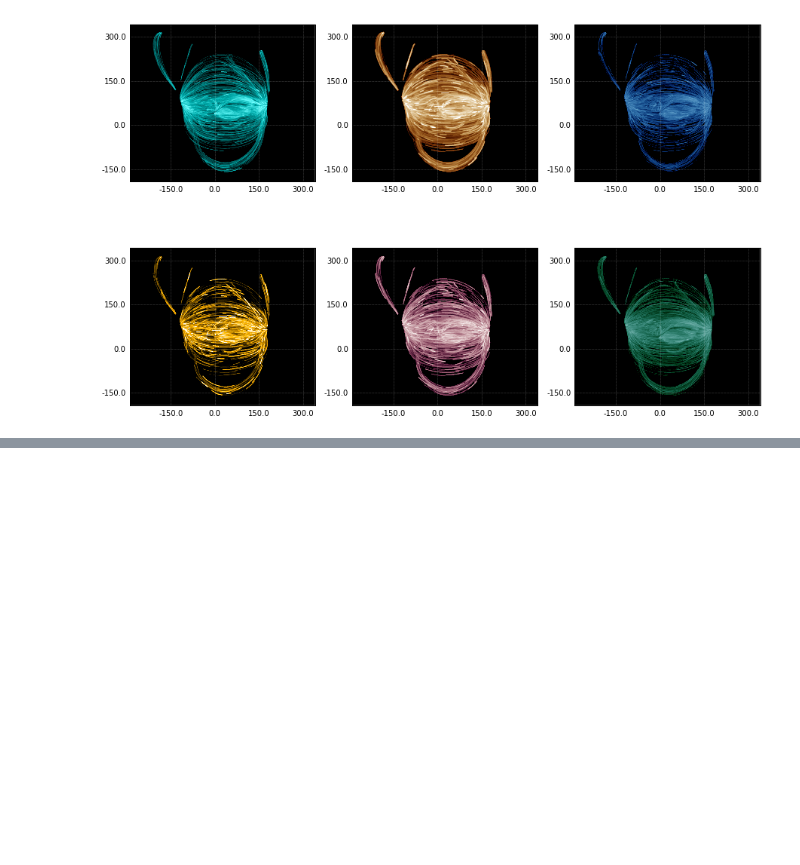
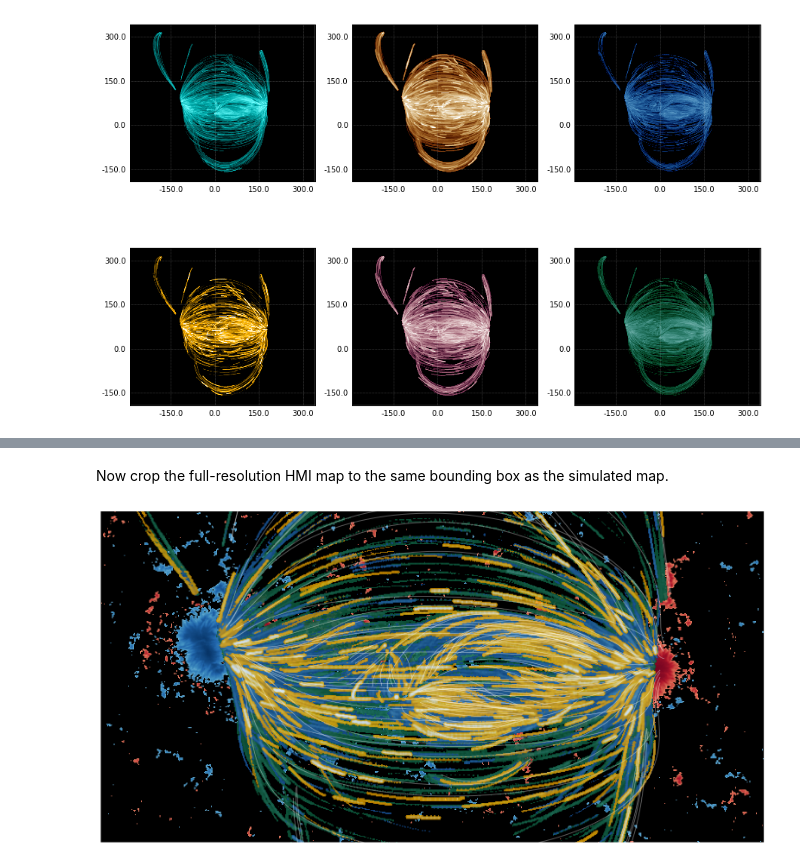
Before and after one commit to wtbarnes/nsci_image_contest, a Jupyter notebook: build_viz.ipynb, the cells around one changed output, grey strips where cells are left out. Cells and saved outputs as stored; diff of their text form; code cells hidden in the pictures; blank space fills up the shorter version.

```diff
--- a/build_viz.ipynb
+++ b/build_viz.ipynb
@@ -130,0 +93,19 @@ test_aia.plot()
+# %%
+lc=(-200*u.arcsec,-50*u.arcsec)
+rc=(250*u.arcsec,175*u.arcsec)
+map_list = []
+levels = [30,75,8,60,80,5]
+for i in [5,2,3,]:#4]:
+    tmp = aiaprep(Map(aia_maps[i]))
+    bottom_left = SkyCoord(*lc,frame=tmp.coordinate_frame)
+    top_right = SkyCoord(*rc,frame=tmp.coordinate_frame)
+    tmp = tmp.submap(bottom_left,top_right)
+    tmp = Map(np.ma.masked_less_equal(tmp.data,levels[i]),tmp.meta)
+    map_list.append(tmp)
+# %% [markdown]
+Now crop the full-resolution HMI map to the same bounding box as the simulated map.
+# %%
+hmi_map = Map('/storage-home/w/wtb2/sunpy/data/hmi_m_45s_2017_08_20_18_16_30_tai_magnetogram.fits').rotate()
+hmi_map = aiaprep(hmi_map)
+hmi_map = hmi_map.submap(map_list[0].bottom_left_coord,map_list[0].top_right_coord)
+hmi_map = Map(np.ma.masked_where(np.fabs(hmi_map.data)<50,hmi_map.data),hmi_map.meta)
@@ -130,0 +120,45 @@ test_aia.plot()
+# %%
+wh_ratio = 11/8
+fig = plt.figure(figsize=(wh_ratio*20,20))
+ax = fig.add_subplot(111,projection=hmi_map)
+norm = matplotlib.colors.LogNorm(vmin=1,vmax=2.5e3)
+hmi_cmap = plt.get_cmap('RdBu')
+hmi_cmap.set_bad()
+alphas = [0.9,0.9,0.75,0.05]
+hmi_map.plot(axes=ax,
+            norm=matplotlib.colors.SymLogNorm(5,vmin=-2500,vmax=2500),
+            title=False,
+            annotate=False,
+            cmap=hmi_cmap
+            )
+#phot_map.plot(axes=ax,
+#            #norm=matplotlib.colors.SymLogNorm(50,vmin=-1000,vmax=1000),
+#            vmin=50,vmax=5e2,
+#            title=False,
+#            annotate=False,
+#            #cmap=plt.get_cmap('RdGy')
+#            )
+for stream, _ in field.streamlines[::100]:
+    x = field._convert_angle_to_length(stream[:, 0]*u.cm,working_units=u.arcsec).to(u.deg)
+    y = field._convert_angle_to_length(stream[:, 1]*u.cm,working_units=u.arcsec).to(u.deg)
+    ax.plot(x,y,alpha=0.35,color='w',transform=ax.get_transform('world'),lw=2)
+for m,alpha in zip(map_list,alphas):
+    im = m.plot(axes=ax,norm=norm,annotate=False,title=False)
+    im.set_alpha(alpha)
+b0 = hmi_map.world_to_pixel(hmi_map.bottom_left_coord)
+b1 = hmi_map.world_to_pixel(hmi_map.top_right_coord)
+ax.set_xlim([int(b0.x.value),int(b1.x.value)])
+ax.set_ylim([int(b0.y.value),int(b1.y.value)])
+lon = ax.coords[0]
+lat = ax.coords[1]
+lon.set_ticklabel_visible(False)
+lat.set_ticklabel_visible(False)
+lon.set_ticks_visible(False)
+lat.set_ticks_visible(False)
+lon.frame.set_linewidth(0)
+lat.frame.set_linewidth(0)
+lon.grid(draw_grid=False)
+lat.grid(draw_grid=False)
+fig.savefig('noaa12671_hmi_plus_aia.jpeg',format='jpeg',dpi=500,bbox_inches='tight')
+# %% [output]
+[figure, added]
```
Also changed, not shown: parts of 34 cells of this notebook.
